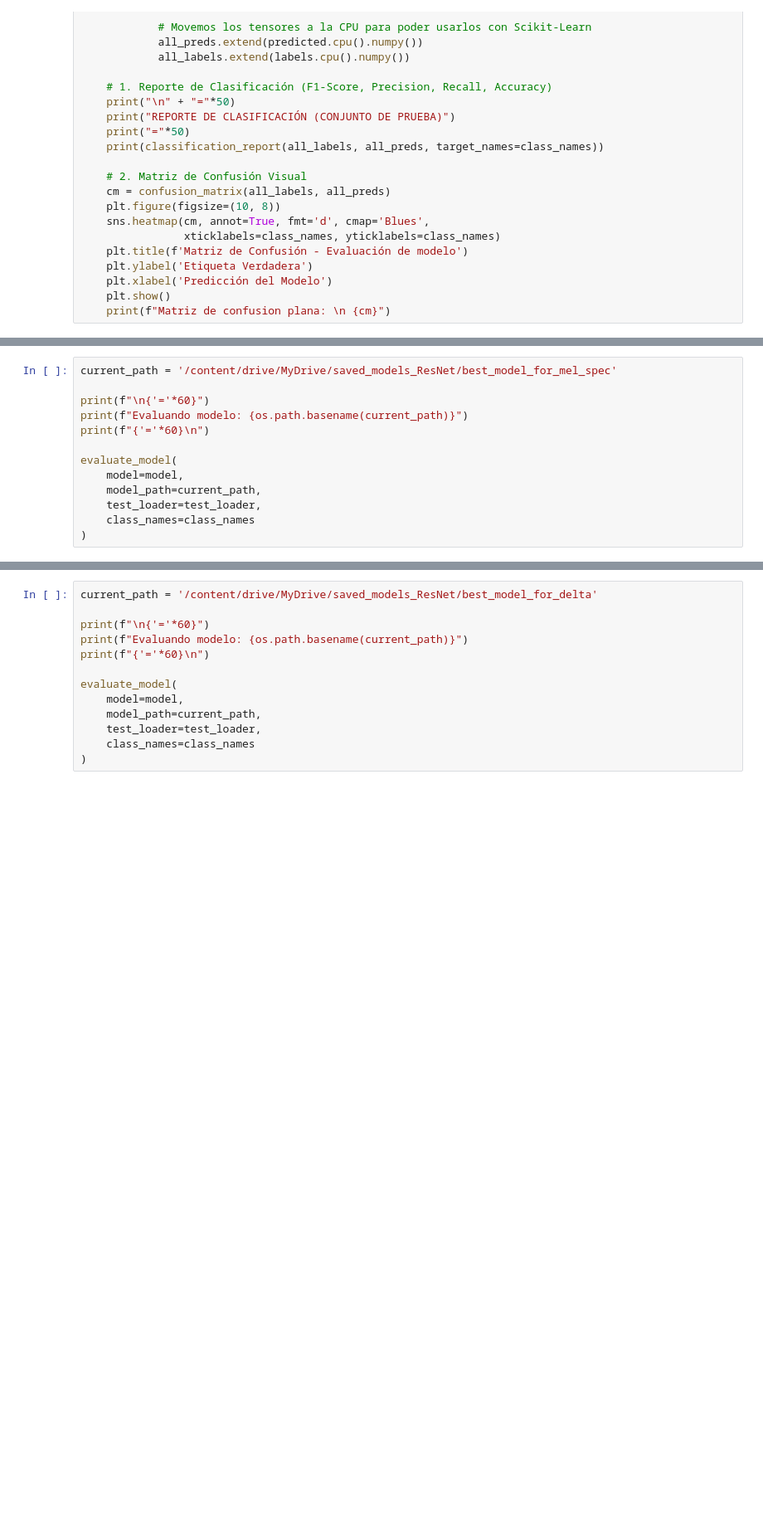
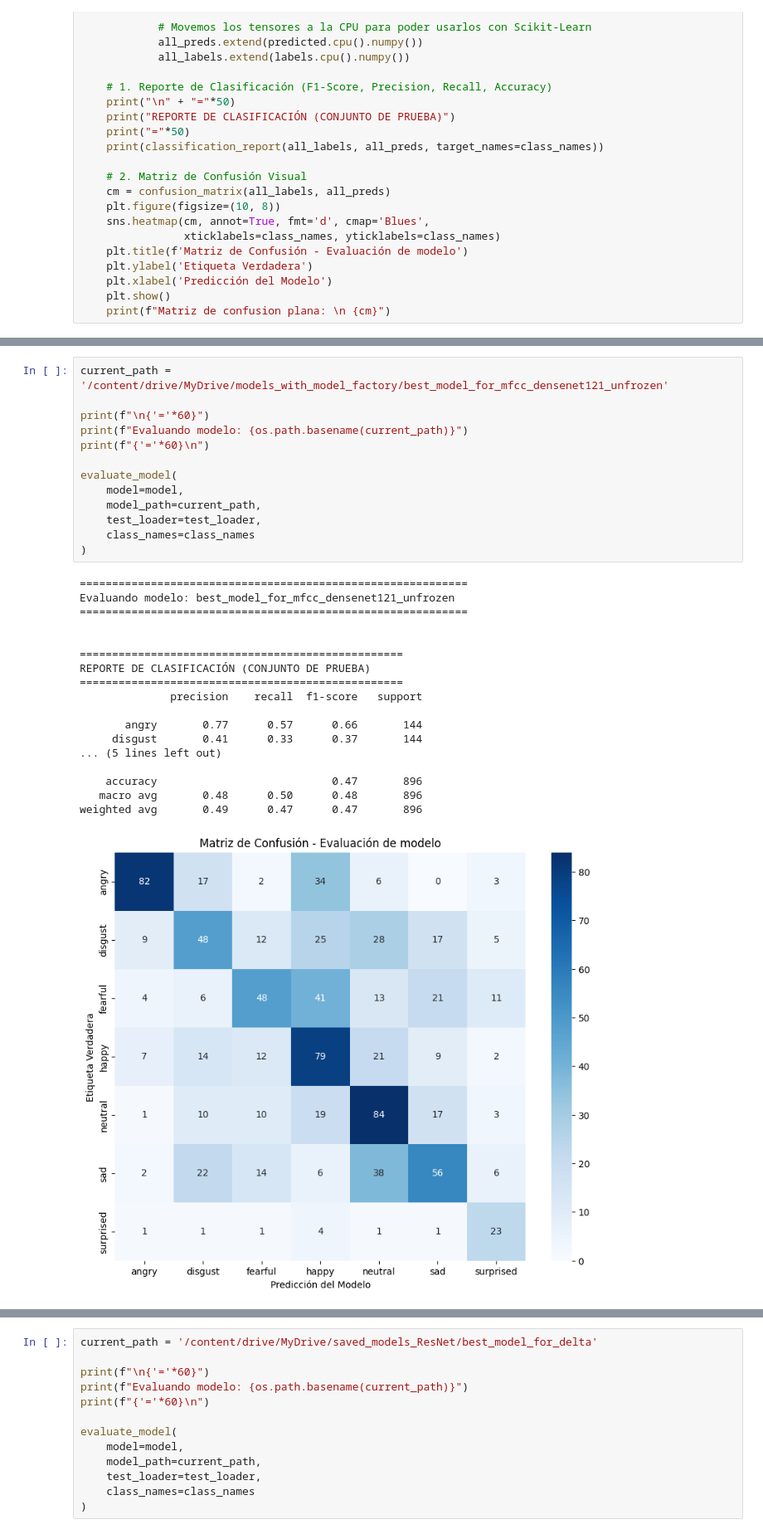
Before and after one commit to AcSsalazar/the-color-of-emotions, a Jupyter notebook: Notebooks/5.2-model-training-with-agumentation.ipynb, the cells around one changed output, grey strips where cells are left out. Shown at 83% size. Cells and saved outputs as stored; diff of their text form; blank space fills up the shorter version.

```diff
--- a/Notebooks/5.2-model-training-with-agumentation.ipynb
+++ b/Notebooks/5.2-model-training-with-agumentation.ipynb
@@ -383,13 +633,32 @@ evaluate_model(
 # %%
-current_path = '/content/drive/MyDrive/saved_models_ResNet/best_model_for_mel_spec'
+current_path = '/content/drive/MyDrive/models_with_model_factory/best_model_for_mfcc_densenet121_unfrozen'
 
 print(f"\n{'='*60}")
 print(f"Evaluando modelo: {os.path.basename(current_path)}")
 print(f"{'='*60}\n")
 
 evaluate_model(
     model=model,
     model_path=current_path,
     test_loader=test_loader,
     class_names=class_names
 )
+# %% [output]
+============================================================
+Evaluando modelo: best_model_for_mfcc_densenet121_unfrozen
+============================================================
+
+
+==================================================
+REPORTE DE CLASIFICACIÓN (CONJUNTO DE PRUEBA)
+==================================================
+              precision    recall  f1-score   support
+
+       angry       0.77      0.57      0.66       144
+     disgust       0.41      0.33      0.37       144
+... (5 lines left out)
+
+    accuracy                           0.47       896
+   macro avg       0.48      0.50      0.48       896
+weighted avg       0.49      0.47      0.47       896
+[figure, added]
```
Also changed, not shown: parts of 12 cells of this notebook.
